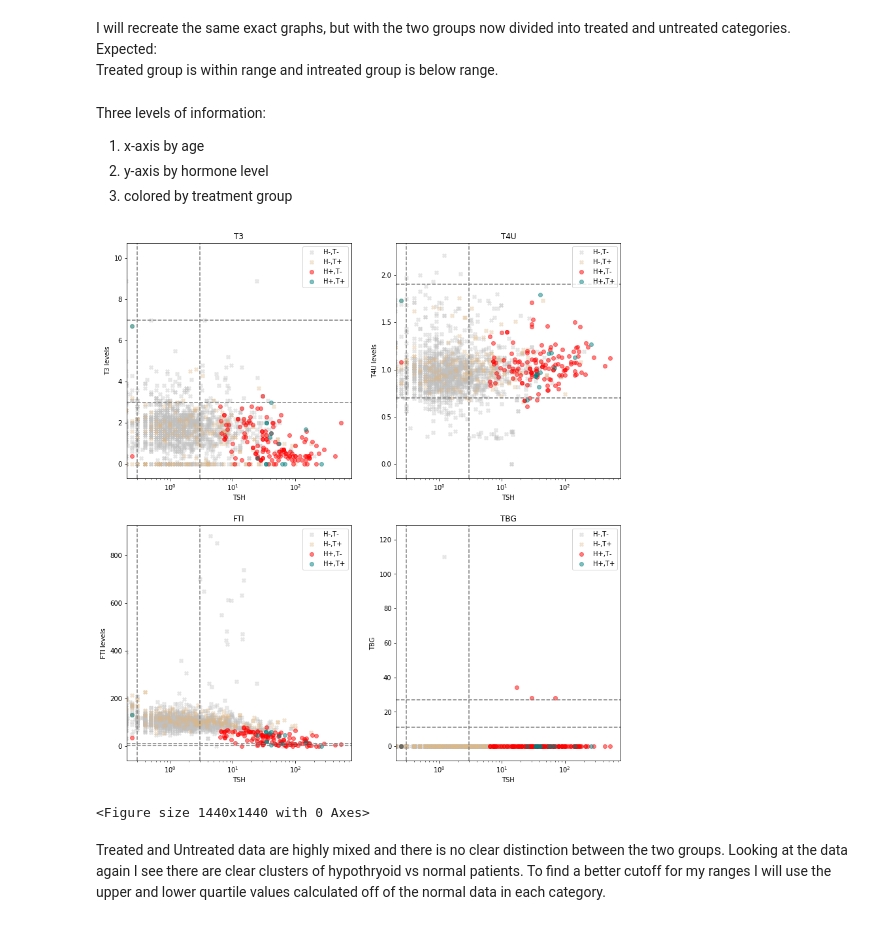
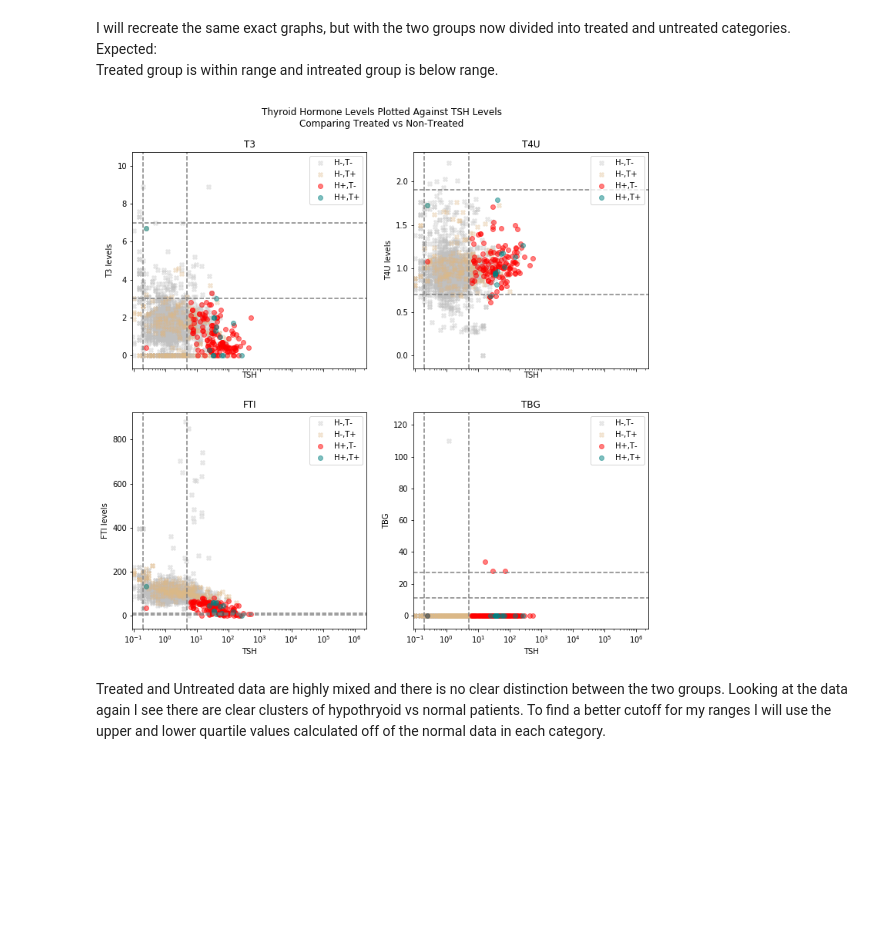
Before and after one commit to karlypaige/Fundamentals-Capstone-Hypothyroid, a Jupyter notebook: Hypothyroid Dataset.ipynb, the cells around one changed output. Cells and saved outputs as stored; diff of their text form; code cells hidden in the pictures; blank space fills up the shorter version.

```diff
--- a/Hypothyroid Dataset.ipynb
+++ b/Hypothyroid Dataset.ipynb
@@ -72,3 +77,6 @@ for index, FTI in enumerate(ht['FTI']):
 for index, TBG in enumerate(ht['TBG']):
     if TBG != 'NaN':
         ht['TBG'][index] = float(TBG)
+# %%
+#Change figure size
+plt.rcParams["figure.figsize"] = [12,4]
@@ -78,6 +144,6 @@ As there are no units listed anywhere in the folders for these datasets I select
 # %%
-lowTSH = 0.3
-highTSH = 3.0
+lowTSH = 0.2
+highTSH = 5.0
 lowT4U = 0.7
 highT4U = 1.9
 lowFTI = 4
@@ -91,5 +157,3 @@ Change figure size to make numbers on axes readable
 # %%
-fig_size = plt.rcParams["figure.figsize"]
-fig_size[0]=12
-fig_size[1]=8
-plt.rcParams["figure.figsize"] = fig_size
+#Change figure size
+plt.rcParams["figure.figsize"] = [12,8]
@@ -206,14 +236,9 @@ Based on my reading and research T4U and FTI levels should be lower than the nor
 I will recreate the same exact graphs, but with the two groups now divided into treated and untreated categories.
 Expected:<br>
 Treated group is within range and intreated group is below range.
-# %% [markdown]
-Three levels of information:<br>
-1. x-axis by age
-2. y-axis by hormone level
-3. colored by treatment group
 # %%
-x, axarr = plt.subplots(2, 2)
-plt.figure(figsize=(20, 20))
+x, axarr = plt.subplots(2, 2, sharex=True)
+
 label1 = 'H-,T-'
 label2 = 'H-,T+'
 label3 = 'H+,T-'
@@ -244,7 +269,6 @@ axarr[0,0].axhline(y=highT3, color='gray', linestyle='--')
 axarr[0,0].axvline(x=lowTSH, color='gray', linestyle='--')
 axarr[0,0].axvline(x=highTSH, color='gray', linestyle='--')
 axarr[0,0].set_xscale('log')
-#axarr[0,0].set_yscale('log')
 axarr[0,0].set_xlabel('TSH')
 axarr[0,0].set_ylabel('T3 levels')
 axarr[0,0].legend(loc='upper right',prop={'size': 10});
@@ -275,7 +299,6 @@ axarr[0,1].axhline(y=highT4U, color='gray', linestyle='--')
 axarr[0,1].axvline(x=lowTSH, color='gray', linestyle='--')
 axarr[0,1].axvline(x=highTSH, color='gray', linestyle='--')
 axarr[0,1].set_xscale('log')
-#axarr[0,1].set_yscale('log')
 axarr[0,1].set_xlabel('TSH')
 axarr[0,1].set_ylabel('T4U levels')
 axarr[0,1].legend(loc='upper right',prop={'size': 10});
@@ -306,7 +329,6 @@ axarr[1,0].axhline(y=highFTI, color='gray', linestyle='--')
 axarr[1,0].axvline(x=lowTSH, color='gray', linestyle='--')
 axarr[1,0].axvline(x=highTSH, color='gray', linestyle='--')
 axarr[1,0].set_xscale('log')
-#axarr[1,0].set_yscale('log')
 axarr[1,0].set_xlabel('TSH')
 axarr[1,0].set_ylabel('FTI levels')
 axarr[1,0].legend(loc='upper right',prop={'size': 10});
@@ -318,37 +340,36 @@ axarr[1,1].scatter(ht['TSH'].loc[(ht['hypothyroid'].isin(['negative']))&
                                  (ht['on_thyroxine'].isin(['f']))],
                    c='silver', alpha=.3, label=label1, marker='X')
 axarr[1,1].scatter(ht['TSH'].loc[(ht['hypothyroid'].isin(['negative']))&
                                  (ht['on_thyroxine'].isin(['t']))],
                    ht['TBG'].loc[(ht['hypothyroid'].isin(['negative']))&
                                  (ht['on_thyroxine'].isin(['t']))],
                    c='burlywood', alpha=.3, label=label2, marker='X')
 axarr[1,1].scatter(ht['TSH'].loc[(ht['hypothyroid'].isin(['hypothyroid']))&
                                  (ht['on_thyroxine'].isin(['f']))],
                    ht['TBG'].loc[(ht['hypothyroid'].isin(['hypothyroid']))&
                                  (ht['on_thyroxine'].isin(['f']))],
                    c='red', alpha=.5, label=label3)
 axarr[1,1].scatter(ht['TSH'].loc[(ht['hypothyroid'].isin(['hypothyroid']))&
                                  (ht['on_thyroxine'].isin(['t']))],
                    ht['TBG'].loc[(ht['hypothyroid'].isin(['hypothyroid']))&
                                  (ht['on_thyroxine'].isin(['t']))],
                    c='teal', alpha=.5, label=label4)
 axarr[1,1].axhline(y=lowTBG, color='gray', linestyle='--')
 axarr[1,1].axhline(y=highTBG, color='gray', linestyle='--')
 axarr[1,1].axvline(x=lowTSH, color='gray', linestyle='--')
 axarr[1,1].axvline(x=highTSH, color='gray', linestyle='--')
 axarr[1,1].set_xscale('log')
-#axarr[1,1].set_yscale('log')
 axarr[1,1].set_xlabel('TSH')
 axarr[1,1].set_ylabel('TBG')
 axarr[1,1].legend(loc='upper right',prop={'size': 10});
 axarr[1,1].set_title('TBG')
 
-x.subplots_adjust(top=1.5, right=1)
+x.subplots_adjust(hspace=.2, top=1.2)
+x.suptitle('Thyroid Hormone Levels Plotted Against TSH Levels\nComparing Treated vs Non-Treated', y=1.3)
 
 plt.show()
 # %% [output]
-[figure, old version]
+[figure, new version]
-<Figure size 1440x1440 with 0 Axes>
 # %% [markdown]
 Treated and Untreated data are highly mixed and there is no clear distinction between the two groups.
 Looking at the data again I see there are clear clusters of hypothryoid vs normal patients.  To find a better cutoff for my ranges I will use the upper and lower quartile values calculated off of the normal data in each category.
```
Also changed, not shown: parts of 57 cells of this notebook.
